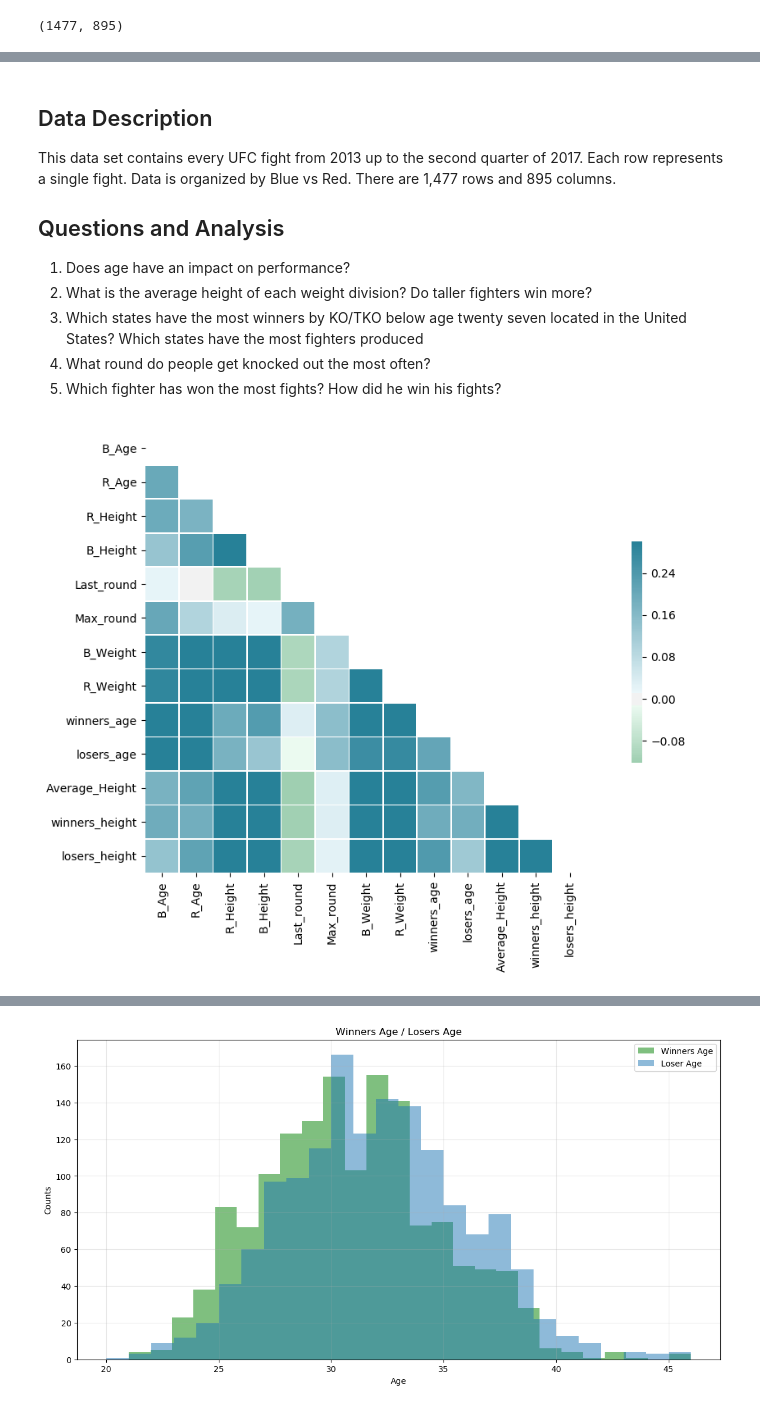
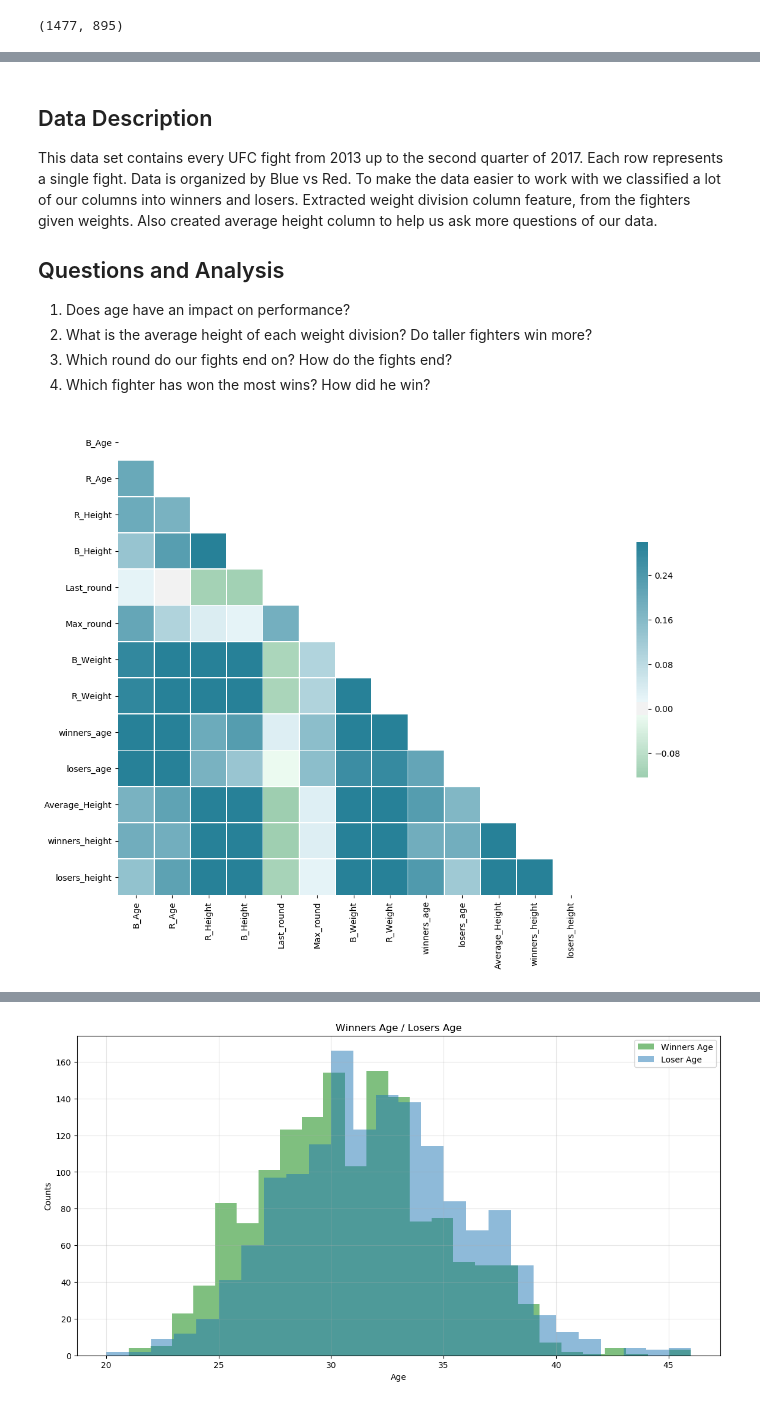
Before and after one commit to Audio88/Data-Science-Projects, a Jupyter notebook: UFC_analysis2.ipynb, the cells around one changed output, grey strips where cells are left out. Cells and saved outputs as stored; diff of their text form; code cells hidden in the pictures.

```diff
--- a/UFC_analysis2.ipynb
+++ b/UFC_analysis2.ipynb
@@ -100,12 +42,12 @@ df.describe()
 ## Data Description
 
  This data set contains every UFC fight from 2013 up to the second quarter of 2017. Each row represents a single fight.
-Data is organized by Blue vs Red. There are 1,477 rows and 895 columns.
+Data is organized by Blue vs Red. To make the data easier to work with we classified a lot of our columns into winners and losers. Extracted weight division column feature, from the fighters given weights. Also created average height column to help us ask more questions of our data.
+
 
 ## Questions and Analysis
 
  1. Does age have an impact on performance?
  2. What is the average height of each weight division? Do taller fighters win more?
- 3. Which states have the most winners by KO/TKO below age twenty seven located in the United States? Which states have the most fighters produced
- 4. What round do people get knocked out the most often?
- 5. Which fighter has won the most fights? How did he win his fights?
+ 3. Which round do our fights end on? How do the fights end?
+ 4. Which fighter has won the most wins? How did he win?
@@ -112,15 +102,15 @@ Data is organized by Blue vs Red. There are 1,477 rows and 895 columns.
 # %%
 corr = df.corr()
 
 mask = np.zeros_like(corr, dtype=np.bool)
 mask[np.triu_indices_from(mask)] = True
 
-f, ax = plt.subplots(figsize=(14, 7))
+f, ax = plt.subplots(figsize=(20, 10))
 
 cmap = sns.diverging_palette(137, 220, s=90, l=50, as_cmap=True)
 
 sns.heatmap(corr, mask=mask, cmap=cmap, vmax=.3, center=0,
             square=True, linewidths=.5, cbar_kws={"shrink": .5})
 plt.show()
 # %% [output]
-[figure, old version]
+[figure, new version]
```
Also changed, not shown: parts of 42 cells of this notebook, 1 other file.
